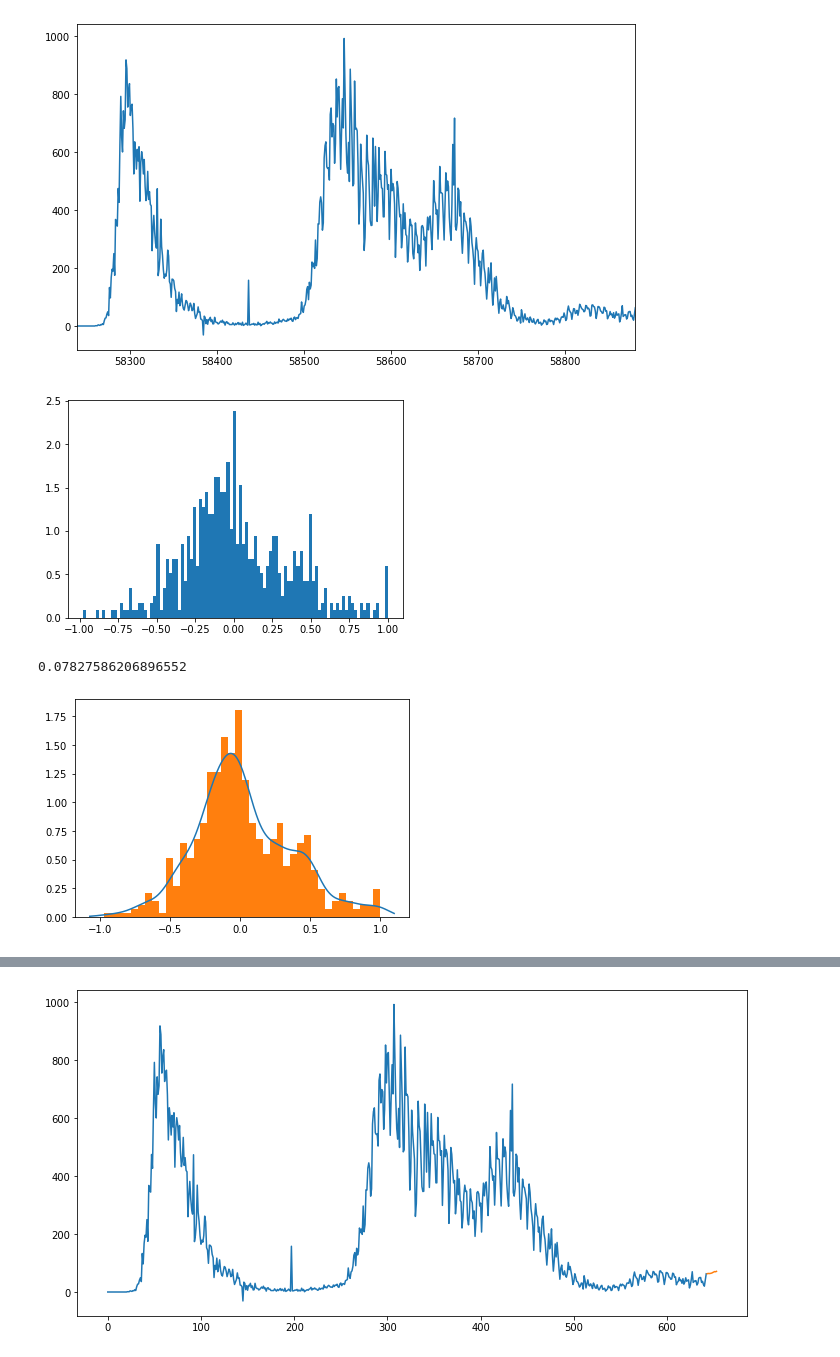
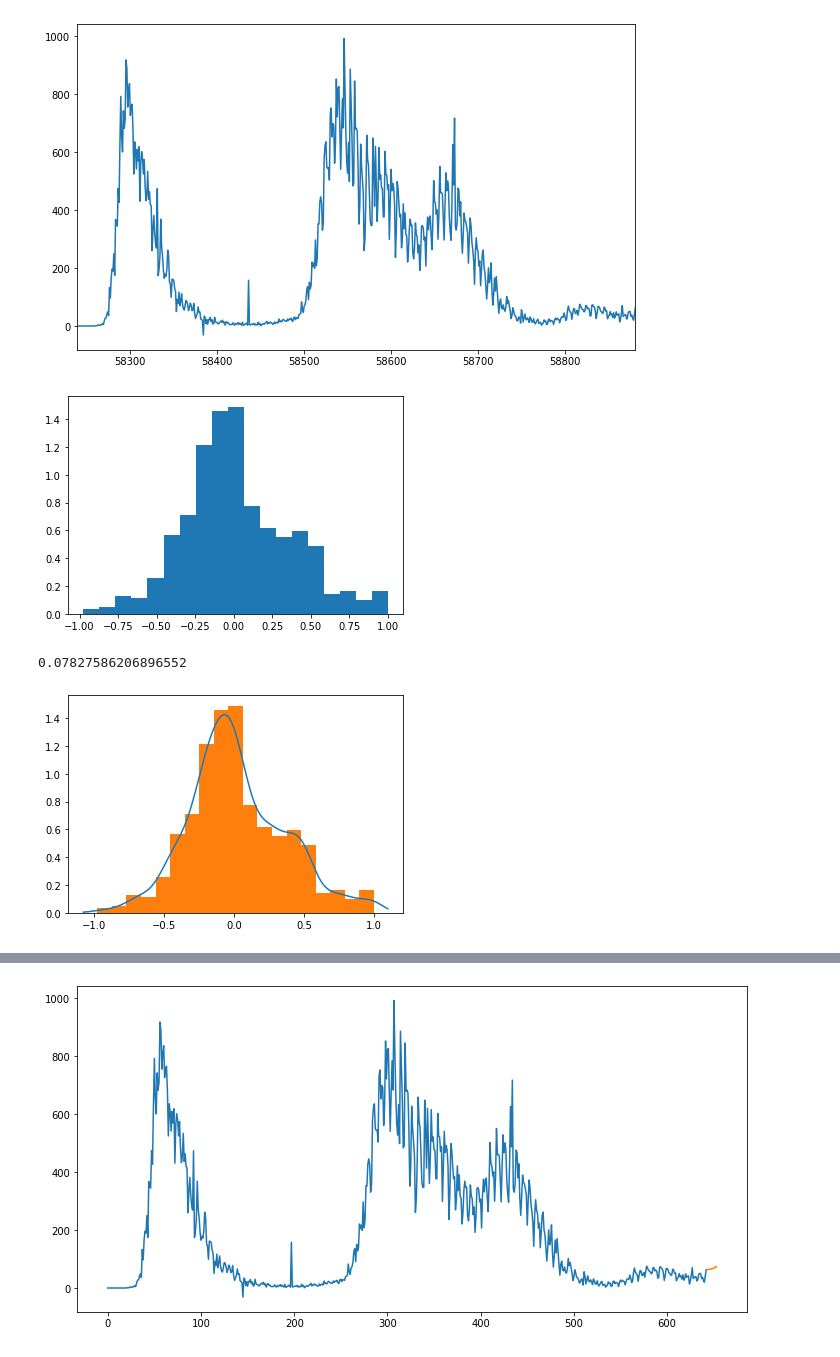
Before and after one commit to danielamichel/Proyecto1_DMichel_ADurrmuller, a Jupyter notebook: Proyecto_ASDurrmuller_DMichel.ipynb, the cells around one changed output, grey strips where cells are left out. Saved outputs shown, nothing was run; the diff lists cells and outputs as text; code cells hidden in the pictures.

```diff
--- a/Proyecto_ASDurrmuller_DMichel.ipynb
+++ b/Proyecto_ASDurrmuller_DMichel.ipynb
@@ -287,19 +448,19 @@ muertes_totales = muertes_totales[(muertes_totales <= 1) & (muertes_totales >= -
 # %%
 # plotear histograma de los datos
 
-[freq, x_hist, _] = plt.hist(muertes_totales, bins=100, density = True); # histograma
+[freq, x_hist, _] = plt.hist(muertes_totales, bins="auto", density = True); # histograma
 plt.show() # mostrar histograma
 x_hist = x_hist[1:] # Se obvia el último valor de x para obtener exactamente J muestras de x
 # %% [output]
-[figure, old version]
+[figure, new version]
 # %%
 x, pdf = kde(muertes_totales, bandwidth = -1) # Para encontrar el mejor bandwidth, bandwidth=-1
 plt.plot(x, pdf)
-plt.hist(muertes_totales.values, bins=40,density=True)
+plt.hist(muertes_totales.values, bins="auto",density=True)
 plt.show()
 # %% [output]
 0.07827586206896552
-[figure, old version]
+[figure, new version]
 # %%
 kde_muertes = KernelDensity(bandwidth=0.07827586206896552)
 kde_muertes.fit(muertes_totales.values.reshape(-1, 1))
```
Also changed, not shown: parts of 33 cells of this notebook.
